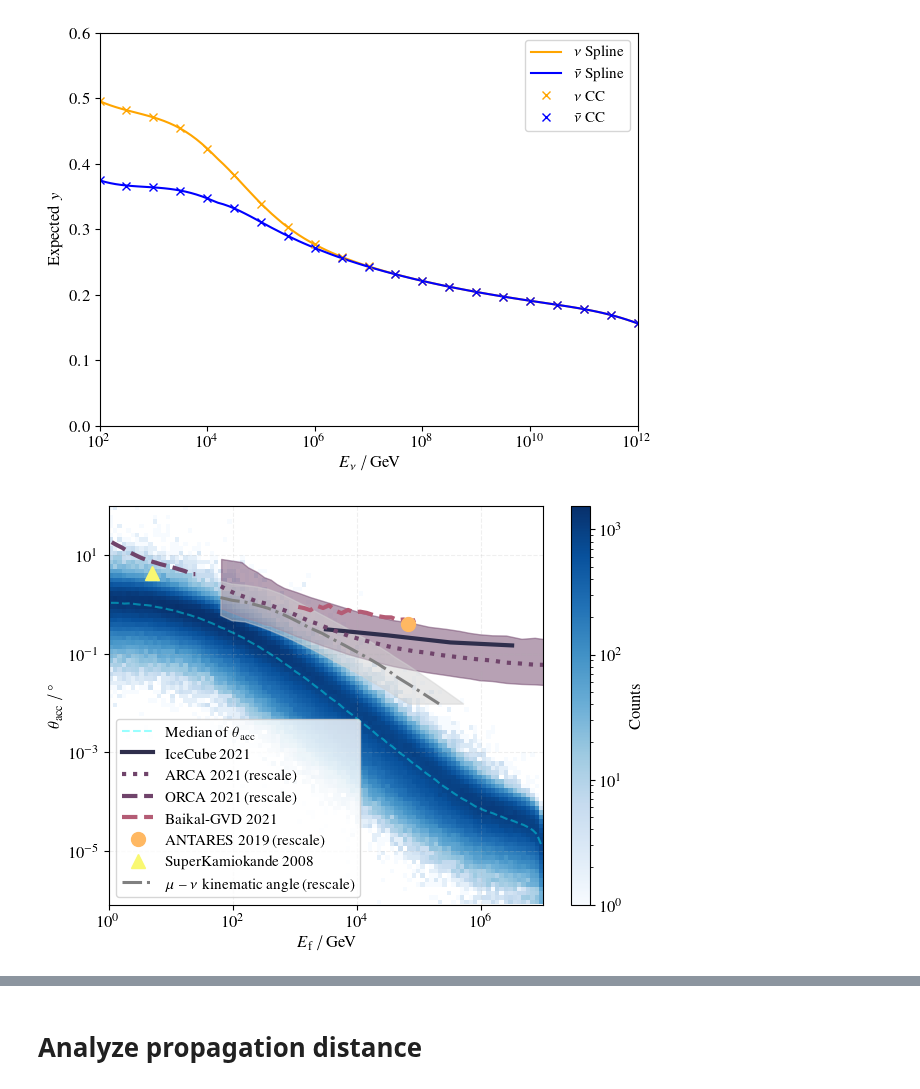
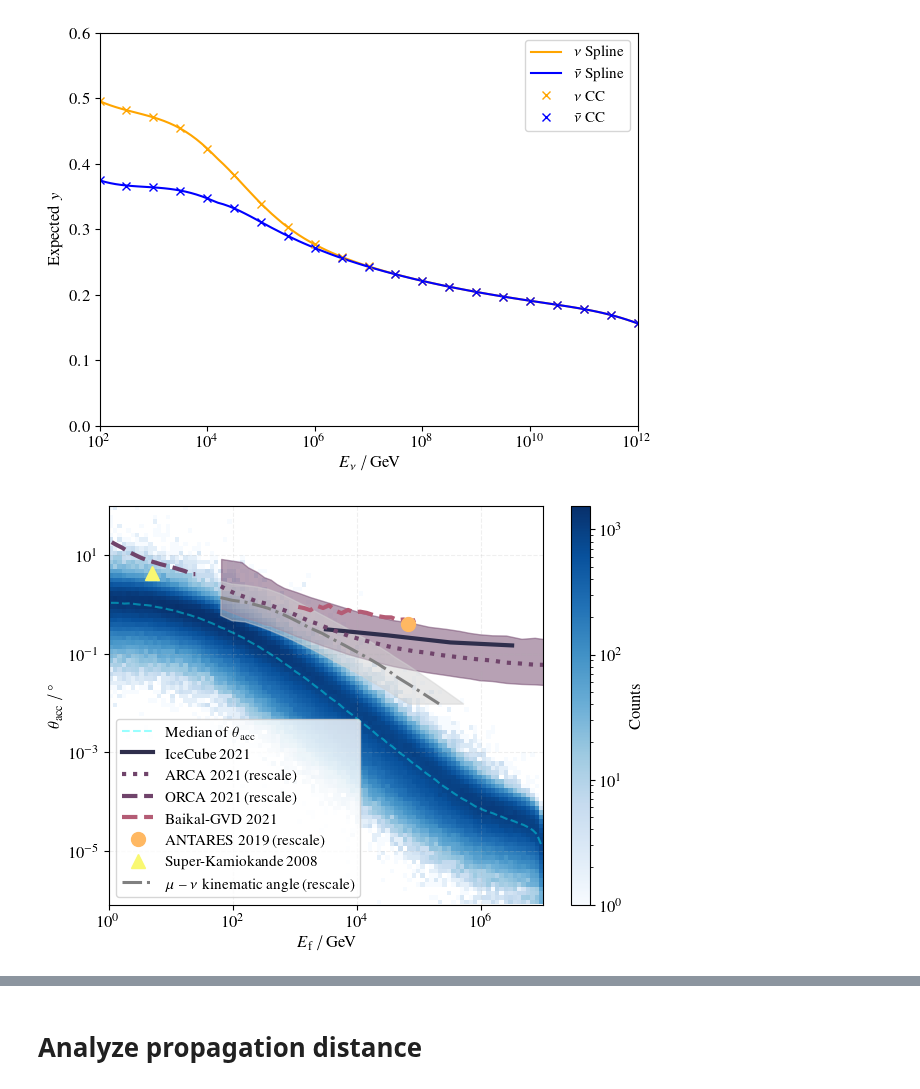
Before and after one commit to pascalgutjahr/muon-deflection-paper, a Jupyter notebook: deflection/icrc2023/create_plots.ipynb, the cells around one changed output, grey strips where cells are left out. Cells and saved outputs as stored; diff of their text form; code cells hidden in the pictures.

Commit message:
super kamiokande

```diff
--- a/deflection/icrc2023/create_plots.ipynb
+++ b/deflection/icrc2023/create_plots.ipynb
@@ -642,39 +626,39 @@ plt.plot(Baikal.E*1e3, Baikal.theta, '--', color='#B45C75', linewidth=3, label='
 plt.plot(rescale_neutrino_E_to_muon_E(100*1e3, splines=spl_nu), 0.4, 'o', markersize=10, color='#FFB862', label='ANTARES 2019 (rescale)')
 
 # Kamiokande 2008
-plt.plot(5, 4.3, '^', markersize=10, color='#F9F871', label='SuperKamiokande 2008')
+plt.plot(5, 4.3, '^', markersize=10, color='#F9F871', label='Super-Kamiokande 2008')
 
 
 
 # kinematic angle read from KM3NeT 2016
 # kinematic_angle = pd.read_csv('data/kinematic_muon_neutrino_angle_KM3NeT.csv', sep=';', decimal=',', names=['E', 'theta'])
 # plt.plot(rescale_neutrino_E_to_muon_E(kinematic_angle.E, splines=spl_nu), kinematic_angle.theta, '.', label=r'$\mu$ -- $\nu$ kinematic angle (rescale)') # scattering angle KM3NeT')
 
 # kinematic anlge reade from KM3NeT/ARCA 2021
 kinematic_angle_low = pd.read_csv('../data/mu_nu_kinematic_ARCA_2021/Low.csv', sep=';', decimal=',', names=['E', 'theta'])
 kinematic_angle_mid = pd.read_csv('../data/mu_nu_kinematic_ARCA_2021/mid.csv', sep=';', decimal=',', names=['E', 'theta'])
 kinematic_angle_high = pd.read_csv('../data/mu_nu_kinematic_ARCA_2021/High.csv', sep=';', decimal=',', names=['E', 'theta'])
 plt.plot(rescale_neutrino_E_to_muon_E(10**kinematic_angle_mid.E, splines=spl_nu), 10**kinematic_angle_mid.theta, '-.', linewidth=2.2, color='grey', alpha=1, label=r'$\mu$ -- $\nu$ kinematic angle (rescale)') # scattering angle KM3NeT')
 # plt.fill_between(rescale_neutrino_E_to_muon_E(10**kinematic_angle_low.E, splines=spl_nu), 10**kinematic_angle_low.theta, 10**kinematic_angle_high.theta[:-2], alpha=0.2, color='black')
 plt.fill(np.append(rescale_neutrino_E_to_muon_E(10**kinematic_angle_low.E, splines=spl_nu), rescale_neutrino_E_to_muon_E(10**kinematic_angle_high.E, splines=spl_nu)[::-1]),
          np.append(10**kinematic_angle_low.theta, 10**kinematic_angle_high.theta[::-1]),
          alpha=0.5, color='lightgrey')
 
 
 # plt.plot(bins[0], paper_medians(np.log10(bins[0])), 'r--')
 plt.xscale('log')
 plt.yscale('log')
 plt.xlabel(r'$E_{\mathrm{f}}\,/\,$GeV')
 plt.ylabel(r'$\theta_{\mathrm{acc}}\,/\,$°')
 plt.ylim(8e-7)
 cbar = plt.colorbar(label='Counts')
 plt.grid(alpha=0.2, linestyle='--')
 plt.legend()
 plt.tight_layout()
 if save_plot:
-    plt.savefig(plot_dir + 'final_plot_02.pdf', bbox_inches='tight')
+    plt.savefig(plot_dir + 'final_plot.pdf', bbox_inches='tight')
 # %% [output]
-[figure, old version]
+[figure, new version]
 # %%
 colors = ['#2F2E4C', '#70446B', '#B45C75', '#EA826D', '#FFB862', '#F9F871']
 # %%
```
Also changed, not shown: parts of 11 cells of this notebook.
